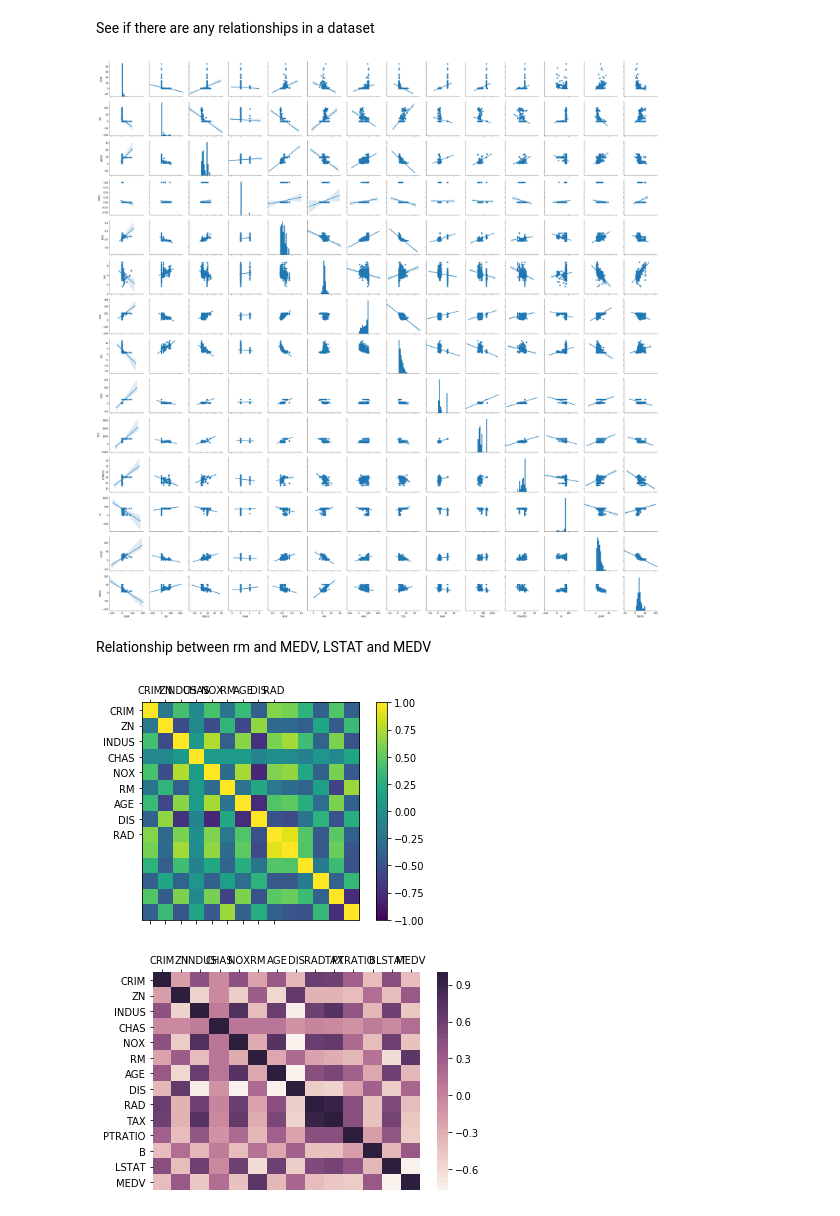
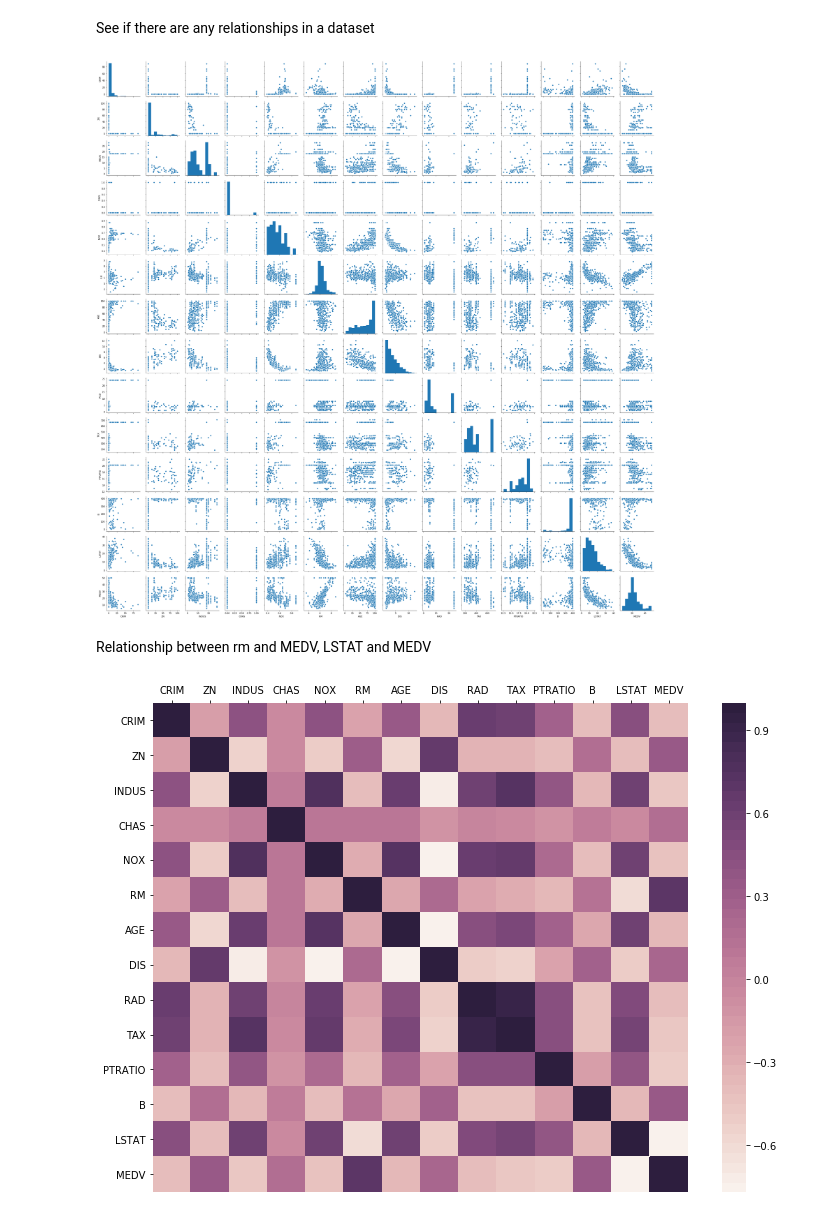
Before and after one commit to RitRa/MachineLearning-project, a Jupyter notebook: Project.ipynb, the cells around one changed output. Cells and saved outputs as stored; diff of their text form; code cells hidden in the pictures.

```diff
--- a/Project.ipynb
+++ b/Project.ipynb
@@ -112,46 +132,30 @@ summary.head(14)
 See if there are any relationships in a dataset
 # %%
 import seaborn as sns
-sns.pairplot(boston, kind='reg')
+#sns.pairplot(boston, kind='reg')
+sns.pairplot(boston)
 sns.despine()
 
 #show plot
 import matplotlib.pyplot as plt
 plt.show()
 # %% [output]
-[figure, old version]
+[figure, new version]
 # %% [markdown]
 Relationship between rm and MEDV, LSTAT and MEDV
 # %%
 # large positive scores indicare a relationship
 # boston.corr()
-# %%
-# Correction Matrix Plot
-import matplotlib.pyplot as plt
-import pandas
-import numpy
-correlations = boston.corr()
-# plot correlation matrix
-fig = plt.figure()
-ax = fig.add_subplot(111)
-cax = ax.matshow(correlations, vmin=-1, vmax=1)
-fig.colorbar(cax)
-
-ax.set_xticks(ticks)
-ax.set_yticks(ticks)
-ax.set_xticklabels(boston.columns)
-ax.set_yticklabels(boston.columns)
-plt.show()
-# %% [output]
-[figure, removed]
 # %%
 import matplotlib.pyplot as plt
 import seaborn as sns
 %matplotlib inline
 
+plt.figure(figsize=(12, 9))
+
 ax = sns.heatmap(boston.corr(),
 cmap=sns.cubehelix_palette(50, light=0.95, dark=0.15))
 ax.xaxis.tick_top() # move labels to the top
 plt.savefig('plots/boston-housing-corr.png', bbox_inches='tight', dpi=300)
 # %% [output]
-[figure, old version]
+[figure, new version]
```
Also changed, not shown: parts of 19 cells of this notebook, 2 other files.
